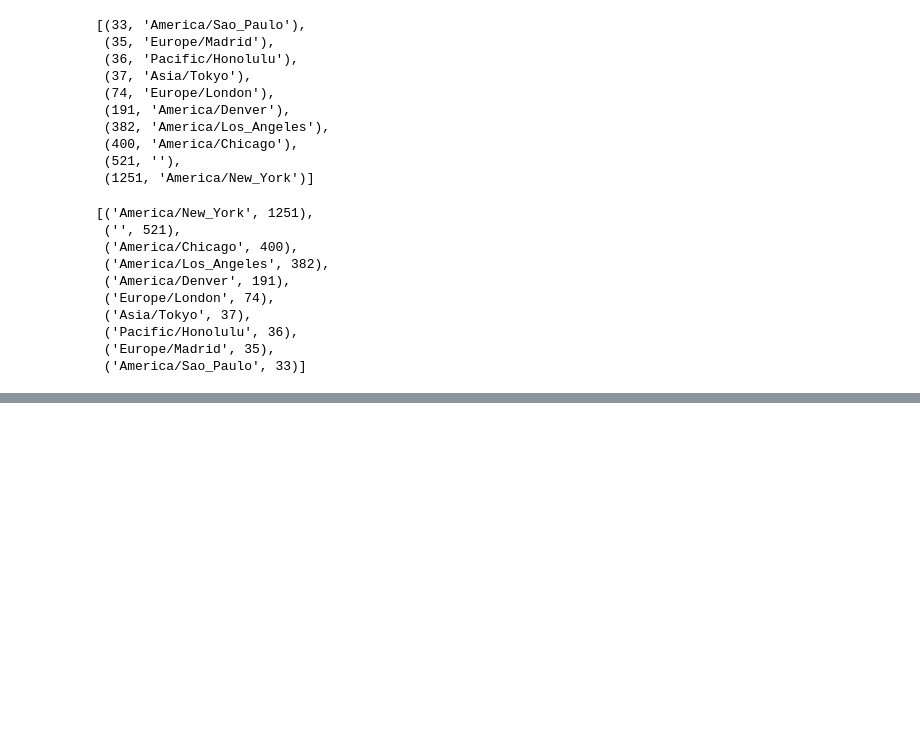
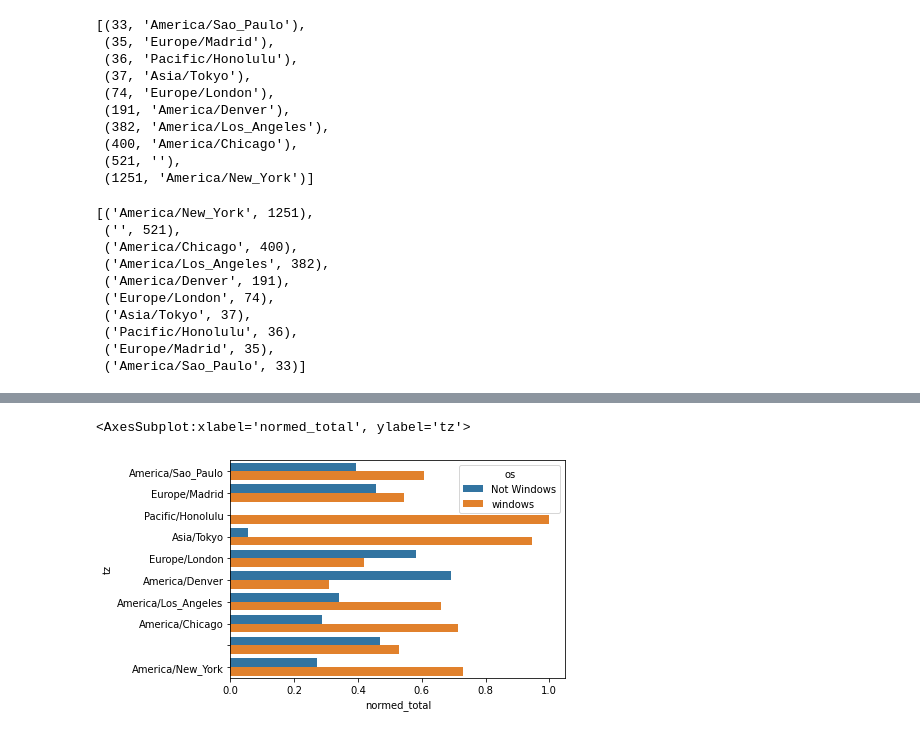
Before and after one commit to mdriajuddin/data-analysis, a Jupyter notebook: bitly.ipynb, the cells around one changed output, grey strips where cells are left out. Saved outputs shown, nothing was run; the diff lists cells and outputs as text; code cells hidden in the pictures; blank space fills up the shorter version.

```diff
--- a/bitly.ipynb
+++ b/bitly.ipynb
@@ -104,0 +316,9 @@ counts.most_common(10)
+# %%
+def norm_total(group):
+    group['normed_total'] = group.total / group.total.sum()
+    return group
+results = count_subset.groupby('tz').apply(norm_total)
+sns.barplot(x= "normed_total", y = 'tz', hue= "os", data=results)
+# %% [output]
+<AxesSubplot:xlabel='normed_total', ylabel='tz'>
+[figure, added]
```
Also changed, not shown: parts of 25 cells of this notebook.
